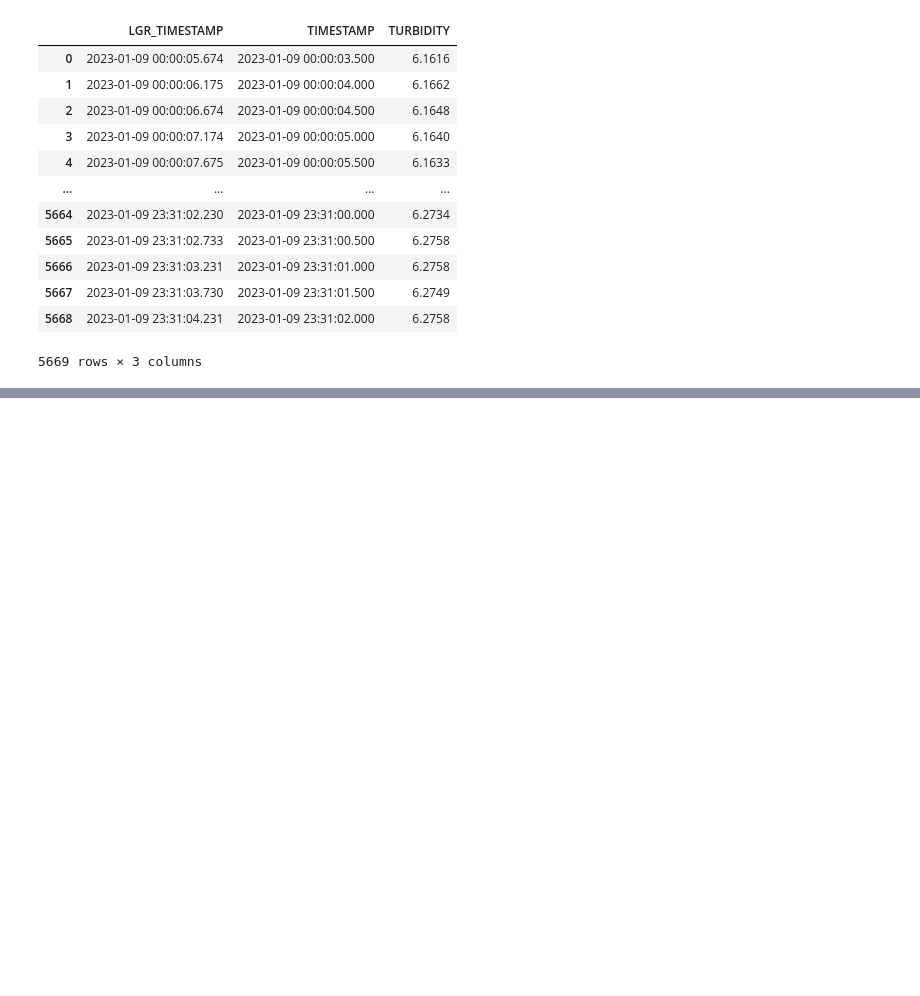
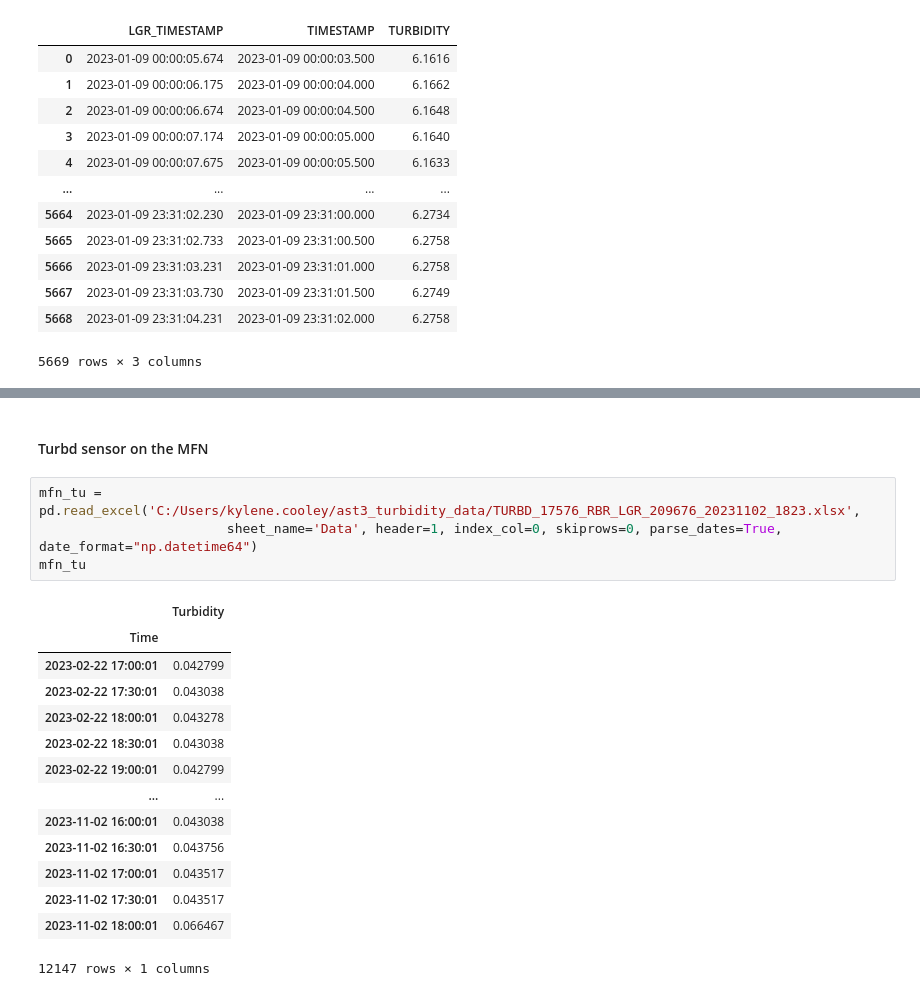
Before and after one commit to cooleyky/AST3, a Jupyter notebook: turbidity.ipynb, the cells around one changed output, grey strips where cells are left out. Drawn from its saved outputs; the diff is of its cells as text; blank space fills up the shorter version.

```diff
--- a/turbidity.ipynb
+++ b/turbidity.ipynb
@@ -58,0 +89,21 @@ data
+# %% [markdown]
+#### Turbd sensor on the MFN
+# %%
+mfn_tu = pd.read_excel('C:/Users/kylene.cooley/ast3_turbidity_data/TURBD_17576_RBR_LGR_209676_20231102_1823.xlsx',
+                        sheet_name='Data', header=1, index_col=0, skiprows=0, parse_dates=True, date_format="np.datetime64")
+mfn_tu
+# %% [output]
+|  | Turbidity |
+| Time |  |
+| 2023-02-22 17:00:01 | 0.042799 |
+| 2023-02-22 17:30:01 | 0.043038 |
+| 2023-02-22 18:00:01 | 0.043278 |
+| 2023-02-22 18:30:01 | 0.043038 |
+| 2023-02-22 19:00:01 | 0.042799 |
+| ... | ... |
+| 2023-11-02 16:00:01 | 0.043038 |
+| 2023-11-02 16:30:01 | 0.043756 |
+| 2023-11-02 17:00:01 | 0.043517 |
+| 2023-11-02 17:30:01 | 0.043517 |
+| 2023-11-02 18:00:01 | 0.066467 |
+12147 rows × 1 columns
```
Also changed, not shown: parts of 14 cells of this notebook, 1 other file.
